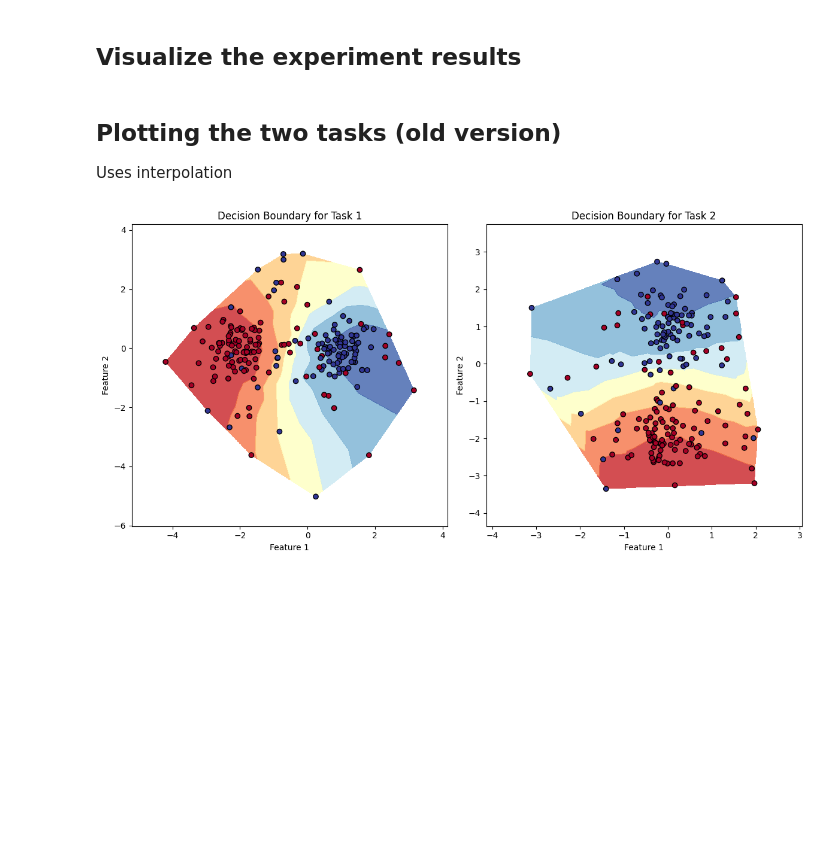
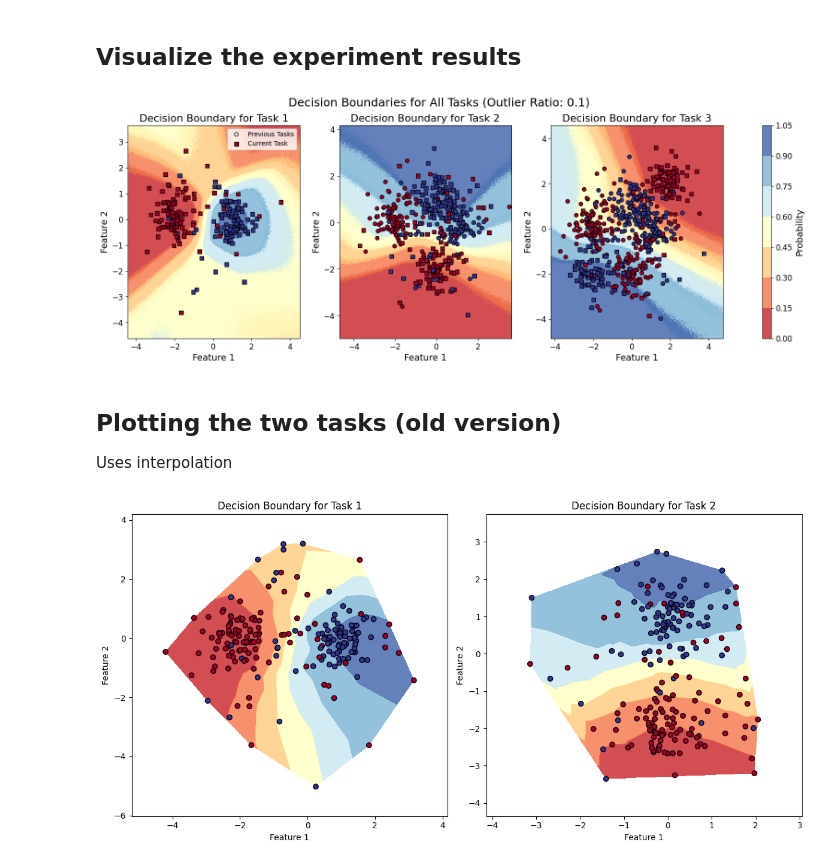
Before and after one commit to naimaeb/gvcl_fork, a Jupyter notebook: notebooks/toy_example.ipynb, the cells around one changed output. Drawn from its saved outputs; the diff is of its cells as text; code cells hidden in the pictures; blank space fills up the shorter version.

```diff
--- a/notebooks/toy_example.ipynb
+++ b/notebooks/toy_example.ipynb
@@ -75,10 +97,87 @@ Load data...
 import numpy as np
 
 # Path to the .npy file
-file_path = 'res/toy2d/toy2d/re_g/187_output_dict.npy'
+file_path = 'res/toy2d/toy2d/kl_g/187q_2.1_output_dict.npy'
 
 # Load the .npy file
 output_dict = np.load(file_path, allow_pickle=True).item()
+# %%
+import numpy as np
+import matplotlib.pyplot as plt
+from matplotlib.gridspec import GridSpec
+
+outlier_ratio = 0.1
+
+def extract_task_data(output_dict, task_id):
+    """Extract training and test data for a given task."""
+    xtrain = output_dict[f"task_{task_id}"]["xtrain"]
+    ytrain = output_dict[f"task_{task_id}"]["ytrain"]
+    xtest = output_dict[f"task_{task_id}"]["xtest"]
+    ytest = output_dict[f"task_{task_id}"]["ytest"]
+    xx = output_dict[f"task_{task_id}"]['xx']
+    yy = output_dict[f"task_{task_id}"]['yy']
+    grid = output_dict[f"task_{task_id}"]['out_grid']
+    return xtrain, ytrain, xtest, ytest, xx, yy, grid
+
+def plot_decision_boundary(ax, xx, yy, grid, xtest, ytest, xtest_current, ytest_current, title, add_legend=False):
+    """Plot the decision boundary for a given task."""
+    contour = ax.contourf(xx, yy, grid, alpha=0.8, cmap=plt.cm.RdYlBu)
+    ax.scatter(xtest[:, 0], xtest[:, 1], c=ytest, edgecolor='k', marker='o', cmap=plt.cm.RdYlBu, label='Previous Tasks' if add_legend else "")
+    ax.scatter(xtest_current[:, 0], xtest_current[:, 1], c=ytest_current, edgecolor='k', marker='s', cmap=plt.cm.RdYlBu, label='Current Task' if add_legend else "")
+    ax.set_xlabel('Feature 1', fontsize=14)
+    ax.set_ylabel('Feature 2', fontsize=14)
+    ax.set_title(title, fontsize=16)
+    ax.tick_params(axis='both', which='major', labelsize=12)
+    if add_legend:
+        ax.legend()
+    return contour
+
+def plot_all_tasks(output_dict, n_tasks, save_path, outlier_ratio):
+    """Plot decision boundaries for all tasks."""
+    fig = plt.figure(figsize=(6 * n_tasks, 6))
+    gs = GridSpec(1, n_tasks + 1, width_ratios=[1] * n_tasks + [0.05], wspace=0.3)
+
+    contours = []
+    axes = []
+    all_xtest = []
+    all_ytest = []
+
+    for i in range(n_tasks):
+        ax = fig.add_subplot(gs[i])
+        axes.append(ax)
+        xtrain, ytrain, xtest, ytest, xx, yy, grid = extract_task_data(output_dict, i)
+
+        # Accumulate test points
+        all_xtest.append(xtest)
+        all_ytest.append(ytest)
+
+        # Combine all test points up to the current task
+        combined_xtest = np.vstack(all_xtest[:-1]) if i > 0 else np.empty((0, xtest.shape[1]))
+        combined_ytest = np.hstack(all_ytest[:-1]) if i > 0 else np.empty((0,))
+
+        add_legend = (i == 0)  # Add legend only for the first plot
+        contour = plot_decision_boundary(ax, xx, yy, grid, combined_xtest, combined_ytest, xtest, ytest, f'Decision Boundary for Task {i+1}', add_legend)
+        contours.append(contour)
+
+    # Add a single colorbar to the right of the plots
+    cbar_ax = fig.add_subplot(gs[-1])
+    cbar = fig.colorbar(contours[0], cax=cbar_ax)
+    cbar.set_label('Probability', fontsize=14)
+    cbar.ax.tick_params(labelsize=12)
+
+    plt.suptitle(f'Decision Boundaries for All Tasks (Outlier Ratio: {outlier_ratio})', fontsize=18)
+    plt.tight_layout(rect=[0, 0.03, 1, 0.95])
+
+    plt.savefig(save_path)
+    plt.show()
+
+# Example usage
+n_tasks = 3  # Adjust this based on the number of tasks
+file_name = os.path.splitext(os.path.basename(file_path))[0]
+save_path = os.path.join(os.path.dirname(file_path), f"{file_name}.png")
+plot_all_tasks(output_dict, n_tasks, save_path, outlier_ratio)
+# %% [output]
+[figure, added]
 # %% [markdown]
 ## Plotting the two tasks (old version)
 
```
Also changed, not shown: parts of 3 cells of this notebook, 9 other files.
